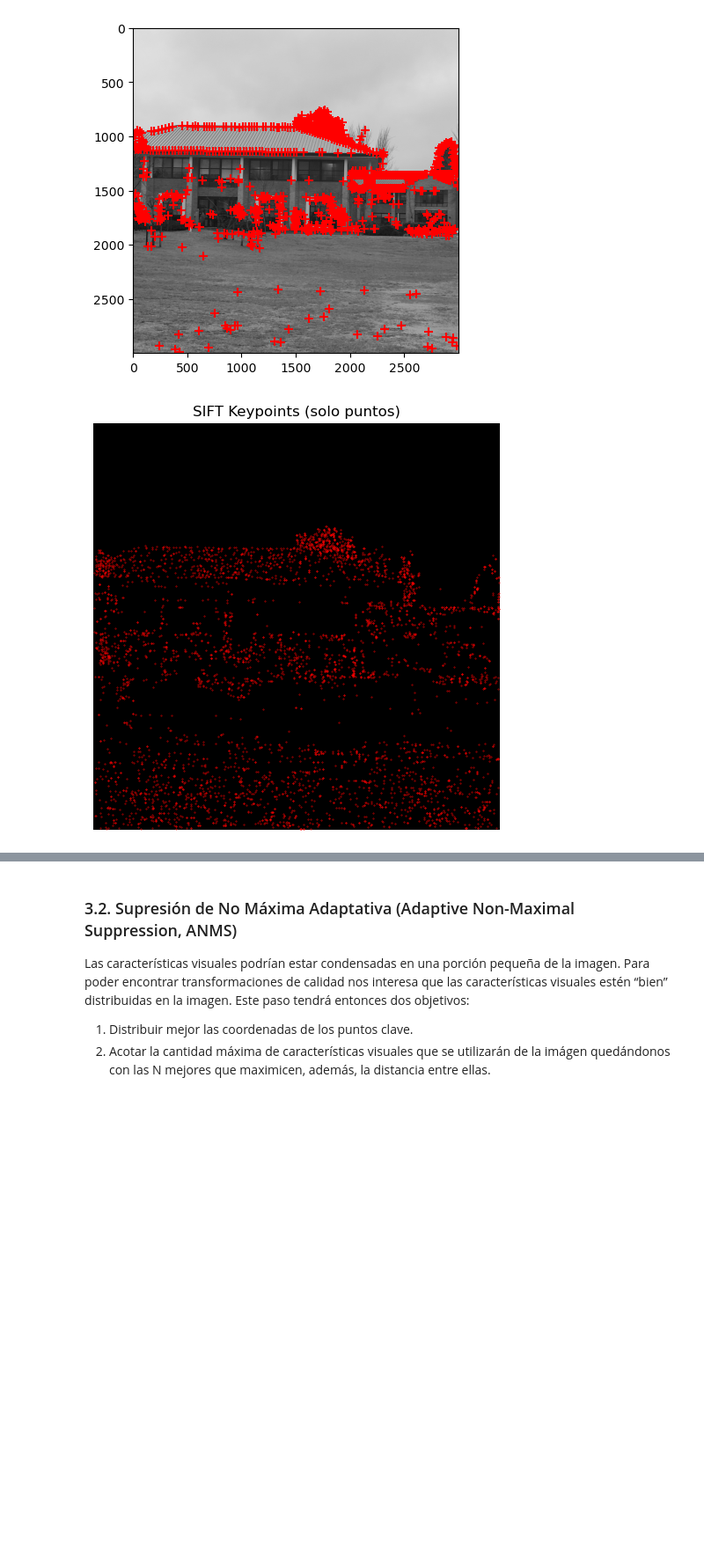
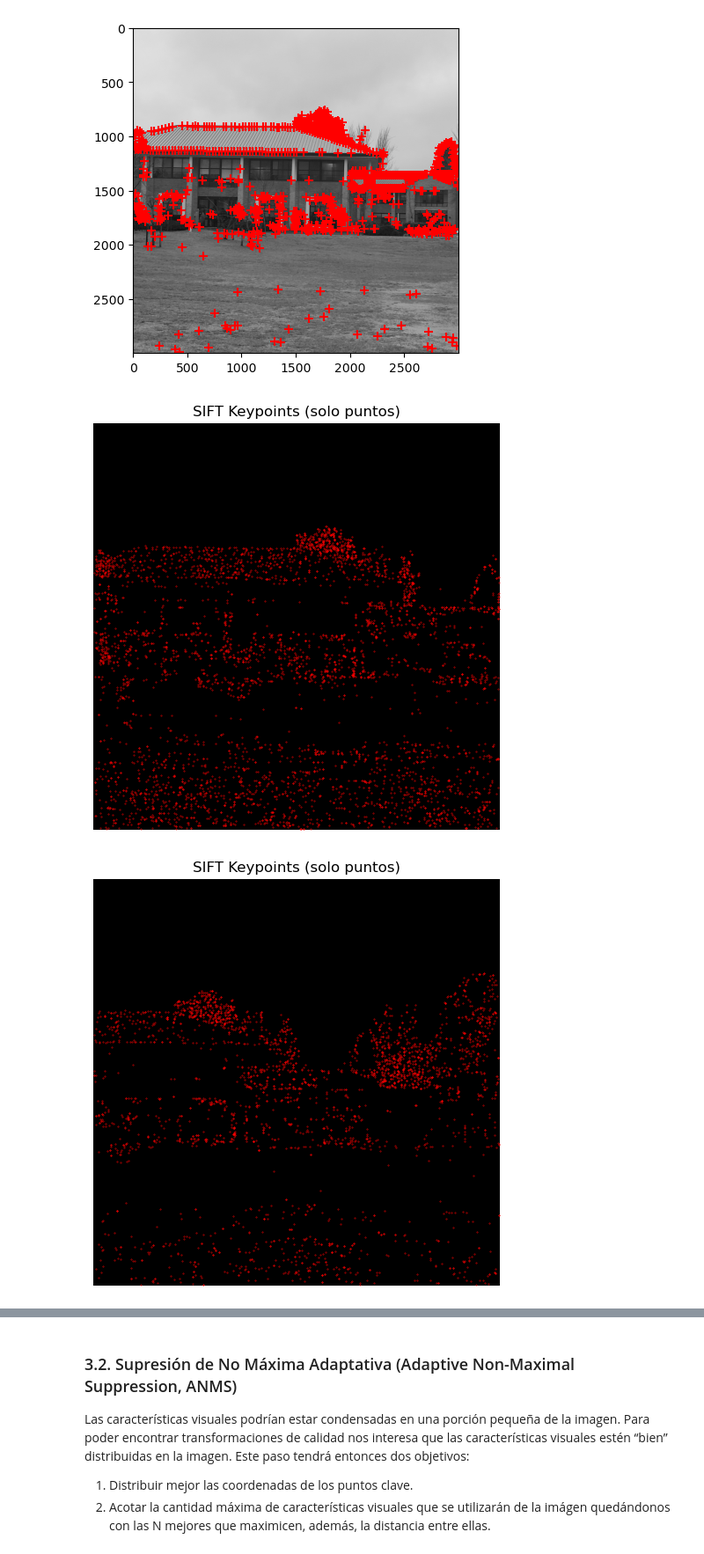
Before and after one commit to belendepaloo/Vision-Artificial, a Jupyter notebook: Castañeda_Depalo_tp1_pano/tp1_pano.ipynb, the cells around one changed output, grey strips where cells are left out. Shown at 88% size. Cells and saved outputs as stored; diff of their text form; code cells hidden in the pictures; blank space fills up the shorter version.

```diff
--- a/Castañeda_Depalo_tp1_pano/tp1_pano.ipynb
+++ b/Castañeda_Depalo_tp1_pano/tp1_pano.ipynb
@@ -55,27 +61,76 @@ plot_corners(img0, method='shi-tomasi')
 # %%
 #SIFT
 
 sift = cv2.SIFT_create()
-keypoints, descriptors = sift.detectAndCompute(img0, None)
+keypoints_0, descriptors_0 = sift.detectAndCompute(img0, None)
 
 
-keypoints_red = []
-for kp in keypoints:
+keypoints_red_0 = []
+for kp in keypoints_0:
     x, y = kp.pt
     if int(x) % 2 == 0 or int(y) % 3 == 0 or int(x) % 5 == 0 or int(y) % 7 == 0 or int(x) % 11 == 0 or int(y) % 13 == 0:
         pass
     else:
-        keypoints_red.append(kp)
+        keypoints_red_0.append(kp)
 
 # Extraer coordenadas de los keypoints
-pts = np.array([kp.pt for kp in keypoints_red])
+pts0 = np.array([kp.pt for kp in keypoints_red_0])
 
 # Mostrar solo los puntos sobre fondo blanco
 plt.figure(figsize=(8, 6))
 plt.imshow(np.ones(img0.shape[:2]), cmap='gray')  # fondo blanco
-plt.scatter(pts[:, 0], pts[:, 1], s=0.1, c='red')
+plt.scatter(pts0[:, 0], pts0[:, 1], s=0.1, c='red')
 plt.title("SIFT Keypoints (solo puntos)")
 plt.axis('off')
 plt.show()
+
+
+sift = cv2.SIFT_create()
+keypoints_1, descriptors_1 = sift.detectAndCompute(img1, None)
+
+
+keypoints_red_1 = []
+for kp in keypoints_1:
+    x, y = kp.pt
+    if int(x) % 2 == 0 or int(y) % 3 == 0 or int(x) % 5 == 0 or int(y) % 7 == 0 or int(x) % 11 == 0 or int(y) % 13 == 0:
+        pass
+    else:
+        keypoints_red_1.append(kp)
+
+# Extraer coordenadas de los keypoints
+pts1 = np.array([kp.pt for kp in keypoints_red_1])
+
+# Mostrar solo los puntos sobre fondo blanco
+plt.figure(figsize=(8, 6))
+plt.imshow(np.ones(img0.shape[:2]), cmap='gray')  # fondo blanco
+plt.scatter(pts1[:, 0], pts1[:, 1], s=0.1, c='red')
+plt.title("SIFT Keypoints (solo puntos)")
+plt.axis('off')
+plt.show()
+
+
+sift = cv2.SIFT_create()
+keypoints_2, descriptors_2 = sift.detectAndCompute(img2, None)
+
+
+keypoints_red_2 = []
+for kp in keypoints_2:
+    x, y = kp.pt
+    if int(x) % 2 == 0 or int(y) % 3 == 0 or int(x) % 5 == 0 or int(y) % 7 == 0 or int(x) % 11 == 0 or int(y) % 13 == 0:
+        pass
+    else:
+        keypoints_red_2.append(kp)
+
+# Extraer coordenadas de los keypoints
+pts2 = np.array([kp.pt for kp in keypoints_red_2])
+
+# Mostrar solo los puntos sobre fondo blanco
+plt.figure(figsize=(8, 6))
+plt.imshow(np.ones(img0.shape[:2]), cmap='gray')  # fondo blanco
+plt.scatter(pts2[:, 0], pts2[:, 1], s=0.1, c='red')
+plt.title("SIFT Keypoints (solo puntos)")
+plt.axis('off')
+plt.show()
 # %% [output]
 [figure]
+[figure, added]
```
Also changed, not shown: parts of 4 cells of this notebook, 1 other file.
